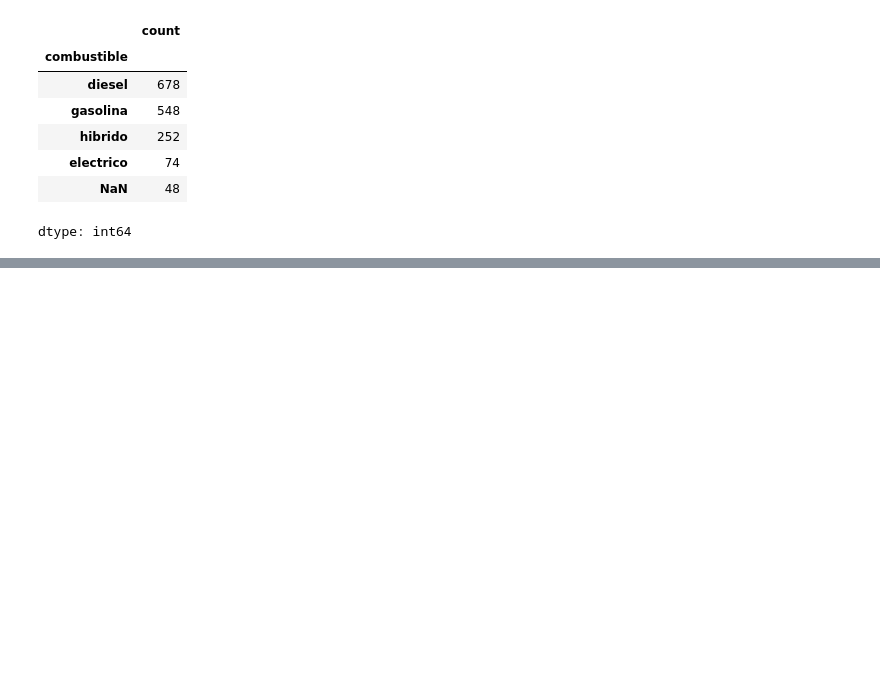
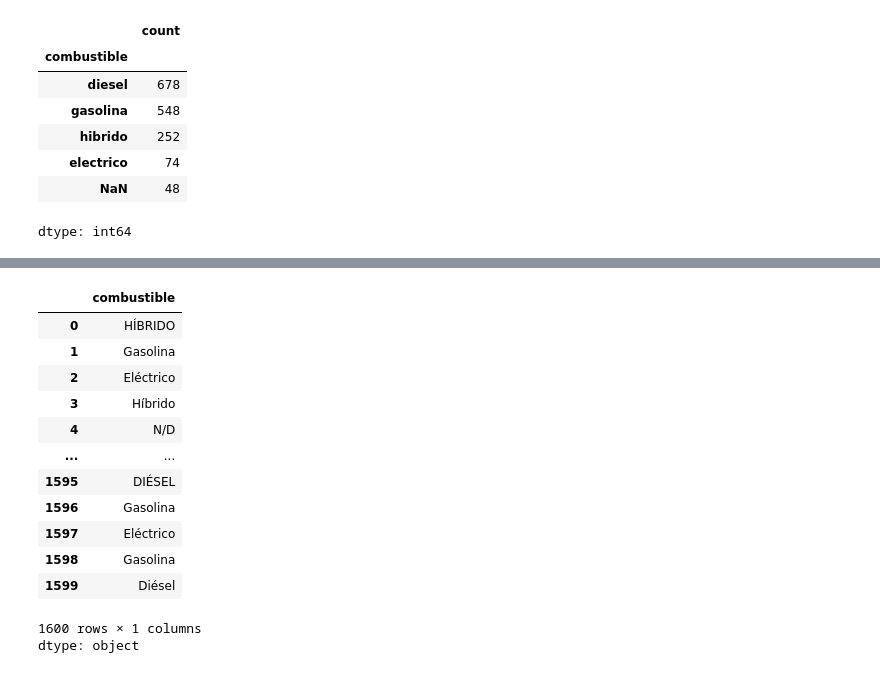
Before and after one commit to deluxxe-1/practica_autolevante, a Jupyter notebook: proyecto.ipynb, the cells around one changed output, grey strips where cells are left out. Saved outputs shown, nothing was run; the diff lists cells and outputs as text; code cells hidden in the pictures; blank space fills up the shorter version.

```diff
--- a/proyecto.ipynb
+++ b/proyecto.ipynb
@@ -83,10 +163,14 @@ dtype: int64
 # %%
-from google.colab import files
+#from google.colab import files
 
 # 1. Guardamos el DataFrame modificado en un nuevo archivo CSV
 # Usamos index=False para que Pandas no añada una columna extra con los números de fila (0, 1, 2...)
-df.to_csv("autolevante_visitas_limpio.csv", sep=";", index=False, encoding="utf-8")
+#df.to_csv("autolevante_visitas_limpio.csv", sep=";", index=False, encoding="utf-8")
 
 # 2. Forzamos la descarga directa a tu ordenador
-files.download("autolevante_visitas_limpio.csv")
+#files.download("autolevante_visitas_limpio.csv")
+
+df["combustible"]
+
+#Como se puede ver hay muchisimos tipos de combistible :
 # %% [output]
@@ -94,0 +177,14 @@ files.download("autolevante_visitas_limpio.csv")
+|  | combustible |
+| 0 | HÍBRIDO |
+| 1 | Gasolina |
+| 2 | Eléctrico |
+| 3 | Híbrido |
+| 4 | N/D |
+| ... | ... |
+| 1595 | DIÉSEL |
+| 1596 | Gasolina |
+| 1597 | Eléctrico |
+| 1598 | Gasolina |
+| 1599 | Diésel |
+1600 rows × 1 columns
+dtype: object
```
Also changed, not shown: parts of 4 cells of this notebook.
